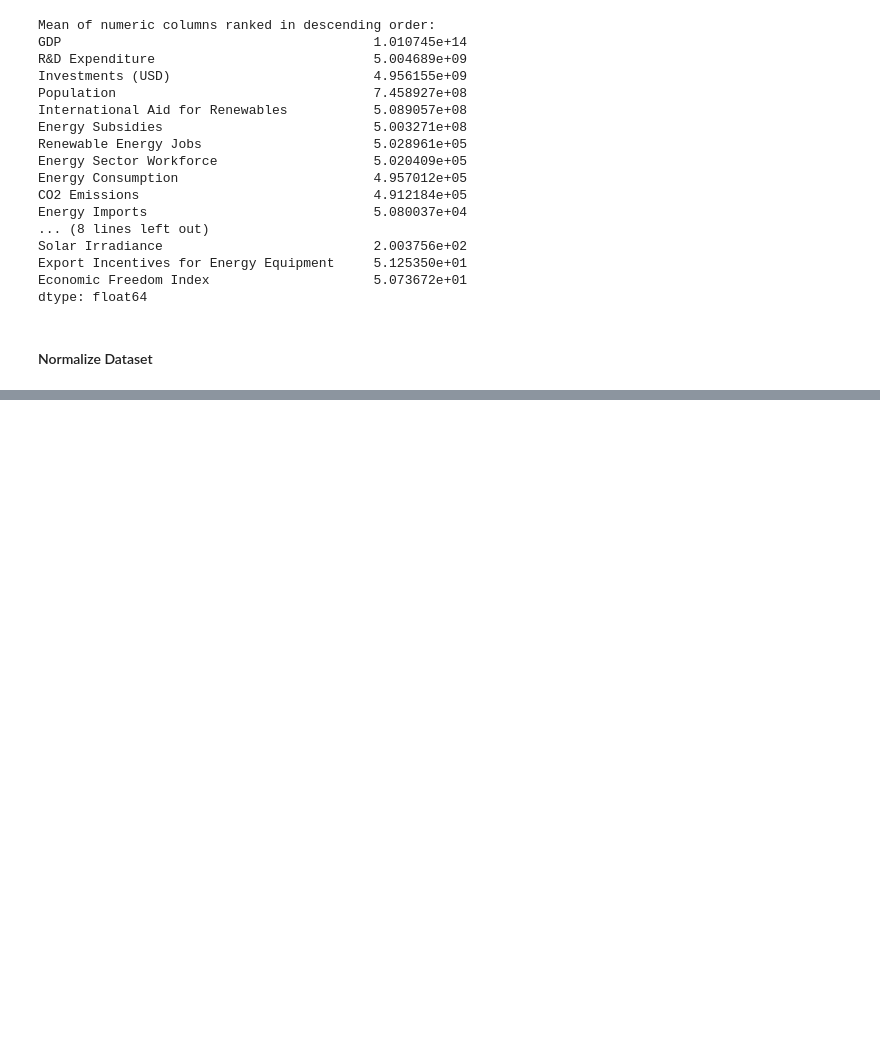
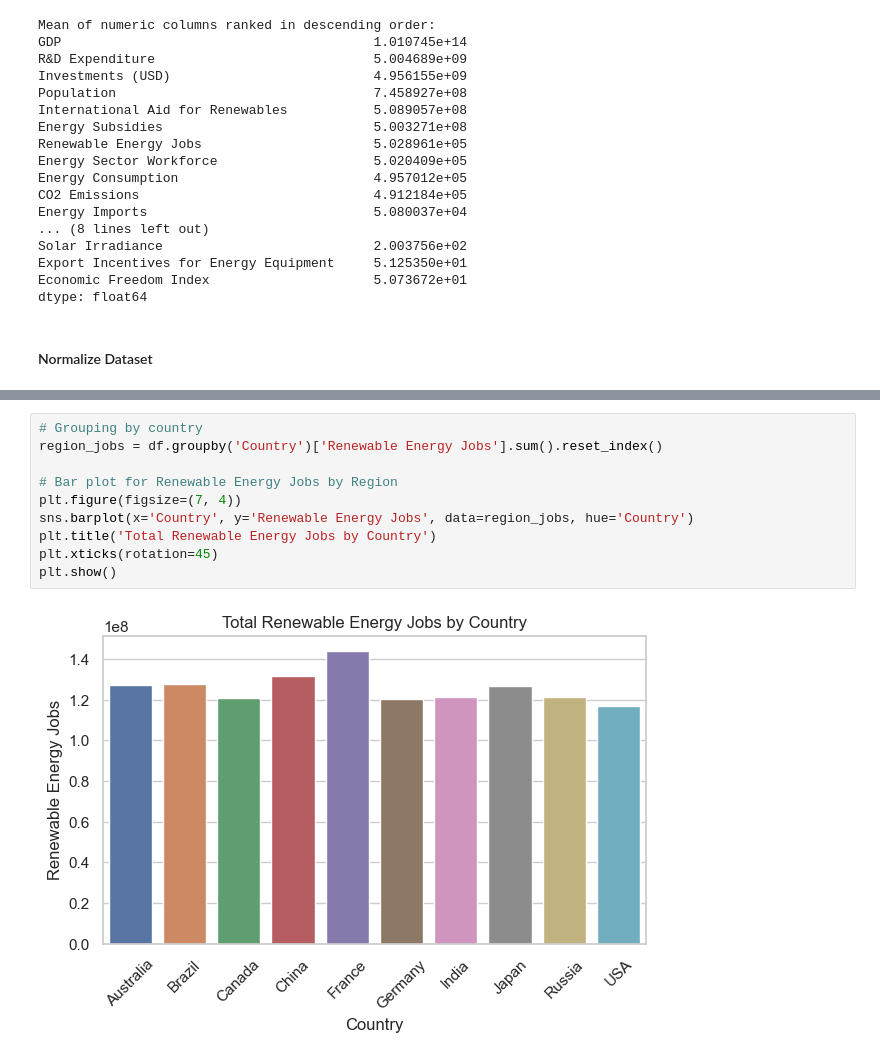
Before and after one commit to arnelimperial/greenergy, a Jupyter notebook: eda1.ipynb, the cells around one changed output, grey strips where cells are left out. Drawn from its saved outputs; the diff is of its cells as text; blank space fills up the shorter version.

```diff
--- a/eda1.ipynb
+++ b/eda1.ipynb
@@ -207,0 +290,12 @@ sortedByYear
+# %%
+# Grouping by country
+region_jobs = df.groupby('Country')['Renewable Energy Jobs'].sum().reset_index()
+
+# Bar plot for Renewable Energy Jobs by Region
+plt.figure(figsize=(7, 4))
+sns.barplot(x='Country', y='Renewable Energy Jobs', data=region_jobs, hue='Country')
+plt.title('Total Renewable Energy Jobs by Country')
+plt.xticks(rotation=45)
+plt.show()
+# %% [output]
+[figure, added]
```
Also changed, not shown: parts of 19 cells of this notebook.
